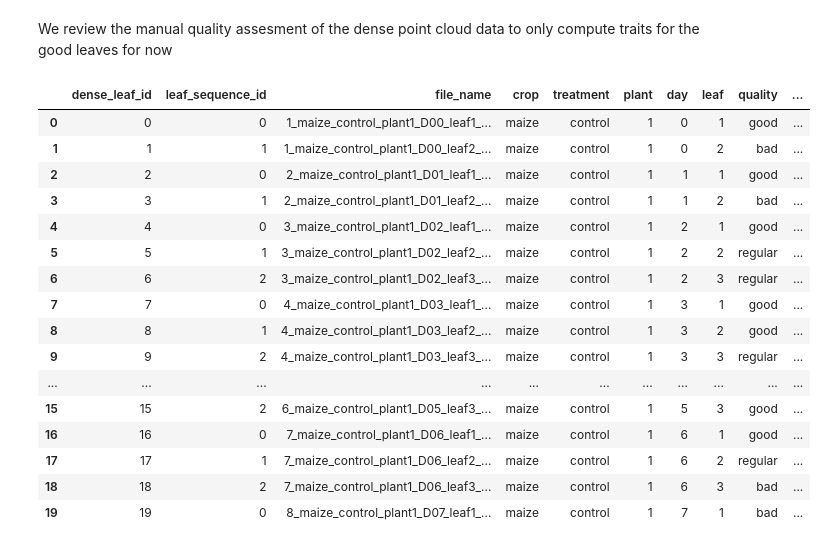
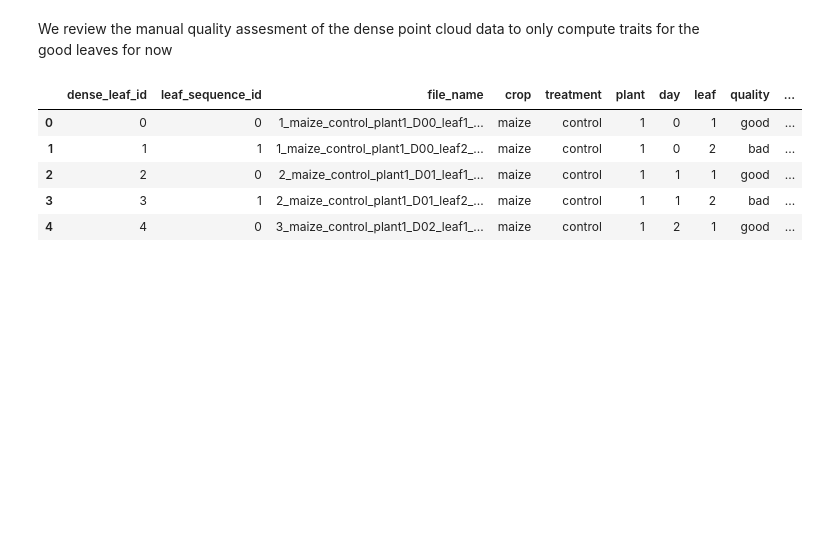
Before and after one commit to Joaquin-Gajardo/plant-shape-analysis, a Jupyter notebook: notebooks/7-compute_traits_TrackPlant3D.ipynb, the cells around one changed output. Drawn from its saved outputs; the diff is of its cells as text; code cells hidden in the pictures; blank space fills up the shorter version.

```diff
--- a/notebooks/7-compute_traits_TrackPlant3D.ipynb
+++ b/notebooks/7-compute_traits_TrackPlant3D.ipynb
@@ -17,26 +21,15 @@ We review the manual quality assesment of the dense point cloud data to only com
 # %%
 base_path = Path("../data/TrackPlant3D")
 qa_csv = base_path / "dense_leaves" / "dense_leaves_quality_assesment.csv"
 df = pd.read_csv(qa_csv, delimiter=';')
-df.head(n=20)
+df.head()
 # %% [output]
 |  | dense_leaf_id | leaf_sequence_id | file_name | crop | treatment | plant | day | leaf | quality | ... |
 | 0 | 0 | 0 | 1_maize_control_plant1_D00_leaf1_... | maize | control | 1 | 0 | 1 | good | ... |
 | 1 | 1 | 1 | 1_maize_control_plant1_D00_leaf2_... | maize | control | 1 | 0 | 2 | bad | ... |
 | 2 | 2 | 0 | 2_maize_control_plant1_D01_leaf1_... | maize | control | 1 | 1 | 1 | good | ... |
 | 3 | 3 | 1 | 2_maize_control_plant1_D01_leaf2_... | maize | control | 1 | 1 | 2 | bad | ... |
 | 4 | 4 | 0 | 3_maize_control_plant1_D02_leaf1_... | maize | control | 1 | 2 | 1 | good | ... |
-| 5 | 5 | 1 | 3_maize_control_plant1_D02_leaf2_... | maize | control | 1 | 2 | 2 | regular | ... |
-| 6 | 6 | 2 | 3_maize_control_plant1_D02_leaf3_... | maize | control | 1 | 2 | 3 | regular | ... |
-| 7 | 7 | 0 | 4_maize_control_plant1_D03_leaf1_... | maize | control | 1 | 3 | 1 | good | ... |
-| 8 | 8 | 1 | 4_maize_control_plant1_D03_leaf2_... | maize | control | 1 | 3 | 2 | good | ... |
-| 9 | 9 | 2 | 4_maize_control_plant1_D03_leaf3_... | maize | control | 1 | 3 | 3 | regular | ... |
-| ... | ... | ... | ... | ... | ... | ... | ... | ... | ... | ... |
-| 15 | 15 | 2 | 6_maize_control_plant1_D05_leaf3_... | maize | control | 1 | 5 | 3 | good | ... |
-| 16 | 16 | 0 | 7_maize_control_plant1_D06_leaf1_... | maize | control | 1 | 6 | 1 | good | ... |
-| 17 | 17 | 1 | 7_maize_control_plant1_D06_leaf2_... | maize | control | 1 | 6 | 2 | regular | ... |
-| 18 | 18 | 2 | 7_maize_control_plant1_D06_leaf3_... | maize | control | 1 | 6 | 3 | bad | ... |
-| 19 | 19 | 0 | 8_maize_control_plant1_D07_leaf1_... | maize | control | 1 | 7 | 1 | bad | ... |
 # %%
 good_leaves = df.loc[df['quality'] == 'good'].reset_index(drop=True)
 good_leaves
```
Also changed, not shown: parts of 4 cells of this notebook, 1 other file.
